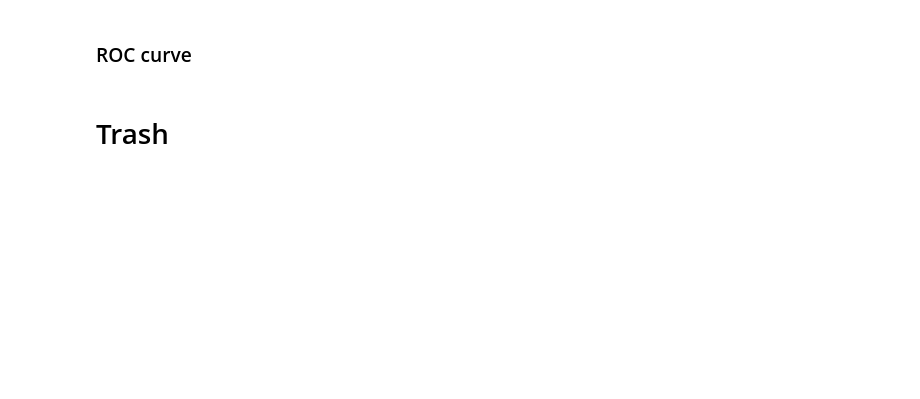
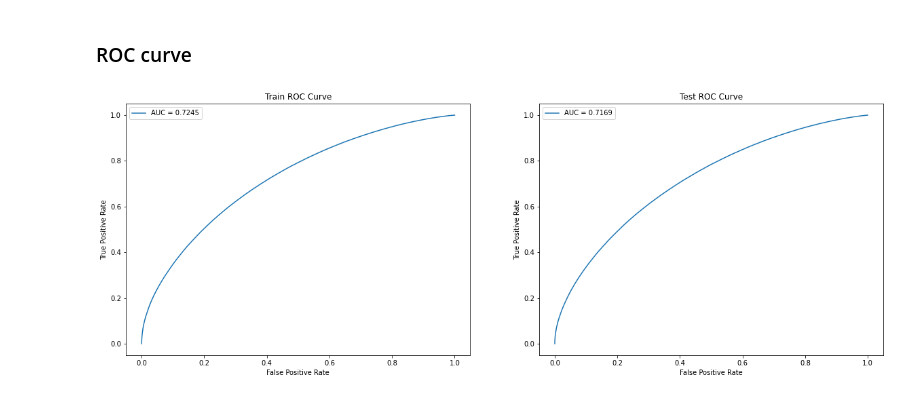
Before and after one commit to mammadov7/Large-Dataset-Mining, a Jupyter notebook: project.ipynb, the cells around one changed output. Drawn from its saved outputs; the diff is of its cells as text; code cells hidden in the pictures; blank space fills up the shorter version.

```diff
--- a/project.ipynb
+++ b/project.ipynb
@@ -249,27 +332,27 @@ axs.legend()
 # %% [markdown]
 ### ROC curve
 # %%
-train_fpr, train_tpr, _ = roc_curve(y_train, y_train_pred)
+train_fpr, train_tpr, _ = roc_curve(Y, y_train_pred)
 train_auc = auc(train_fpr, train_tpr)
 
 test_fpr, test_tpr, _ = roc_curve(y_real_test, y_test_pred)
 test_auc = auc(test_fpr, test_tpr)
 
 plt.figure(figsize=(20, 15))
 
 axs = plt.subplot(2,2,1)
 axs.set_title('Train ROC Curve')
 axs.set_xlabel('False Positive Rate')
 axs.set_ylabel('True Positive Rate')
 axs.plot(train_fpr, train_tpr, label = 'AUC = {:.4f}'.format(train_auc))
 axs.legend()
 
 axs = plt.subplot(2,2,2)
 axs.set_title('Test ROC Curve')
 axs.set_xlabel('False Positive Rate')
 axs.set_ylabel('True Positive Rate')
 axs.plot(test_fpr, test_tpr, label = 'AUC = {:.4f}'.format(test_auc))
 axs.legend()
 plt.show()
+# %% [output]
+[figure, added]
-# %% [markdown]
-# Trash
```
Also changed, not shown: parts of 20 cells of this notebook.
